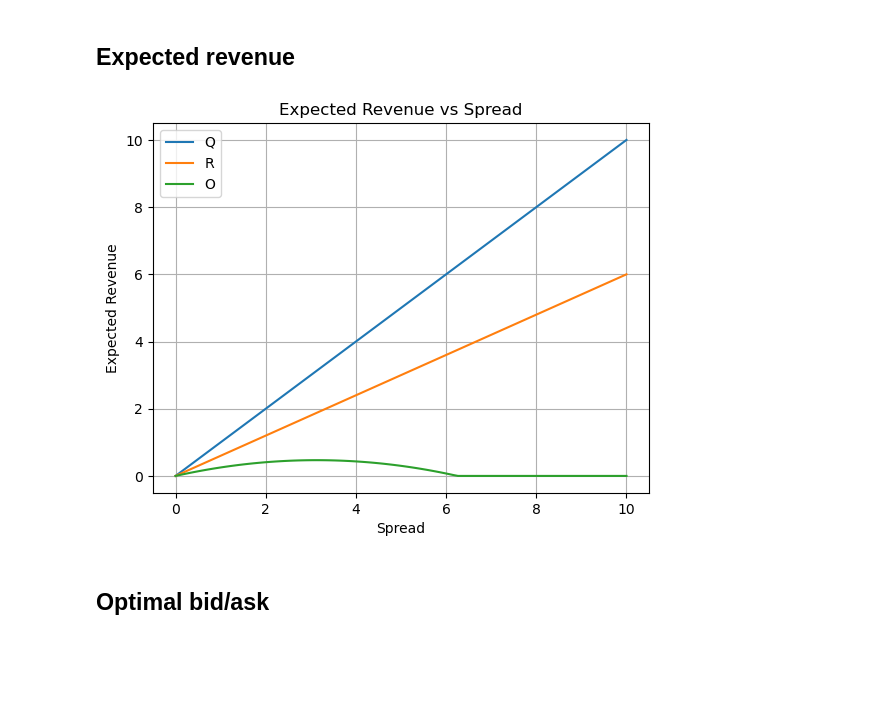
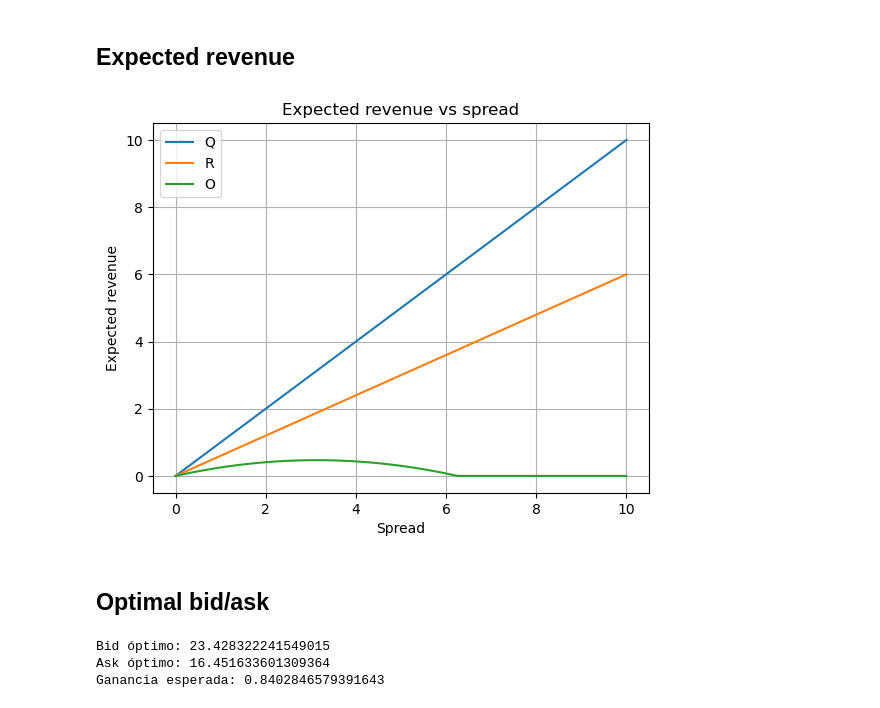
Before and after one commit to ivanna1030/trading, a Jupyter notebook: Market Microstructure Project.ipynb, the cells around one changed output. Cells and saved outputs as stored; diff of their text form; code cells hidden in the pictures; blank space fills up the shorter version.

```diff
--- a/Market Microstructure Project.ipynb
+++ b/Market Microstructure Project.ipynb
@@ -30,19 +32,53 @@ plt.show()
 # %%
 spread = np.linspace(0, 10, 100)
 pi_l = 0.6
 pi_bl = np.maximum(0.5 - 0.08 * spread, 0)
 
 
 plt.plot(spread, spread, label='Q')
 plt.plot(spread, spread * pi_l, label='R')
 plt.plot(spread, spread * pi_l * pi_bl, label='O')
-plt.title('Expected Revenue vs Spread')
+plt.title('Expected revenue vs spread')
 plt.xlabel('Spread')
-plt.ylabel('Expected Revenue')
+plt.ylabel('Expected revenue')
 plt.grid()
 plt.legend()
 plt.show()
 # %% [output]
-[figure, old version]
+[figure, new version]
 # %% [markdown]
 ## Optimal bid/ask
+# %%
+def pdf(s):
+    return (lamb**k * s**(k-1) * np.exp(-lamb * s)) / math.factorial(k-1)
+
+def pi_bl(spread):
+    return np.maximum(0.5 - 0.08 * spread, 0)
+
+def pi_sl(spread):
+    return np.maximum(0.5 - 0.08 * spread, 0)
+
+pi_i = 0.4
+s0 = 19.90
+
+def objetivo(variables):
+    KA, KB = variables
+
+    parte1 = (1 - pi_i) * (pi_bl(KA - s0) * (KA - s0) + pi_sl(s0 - KB) * (s0 - KB))
+    int1 = quad(lambda s: (s - KA) * pdf(s), KA, np.inf)[0]
+    int2 = quad(lambda s: (KB - s) * pdf(s), 0, KB)[0]
+    parte2 = -pi_i * (int1 + int2)
+    return -(parte1 + parte2)
+
+x0 = [s0 - 1, s0 + 1]
+bounds = [(0, None), (0, None)]
+
+res = minimize(objetivo, x0, method="SLSQP", bounds=bounds)
+
+print("Bid óptimo:", res.x[0])
+print("Ask óptimo:", res.x[1])
+print("Ganancia esperada:", -res.fun)
+# %% [output]
+Bid óptimo: 23.428322241549015
+Ask óptimo: 16.451633601309364
+Ganancia esperada: 0.8402846579391643
```
Also changed, not shown: parts of 3 cells of this notebook.
